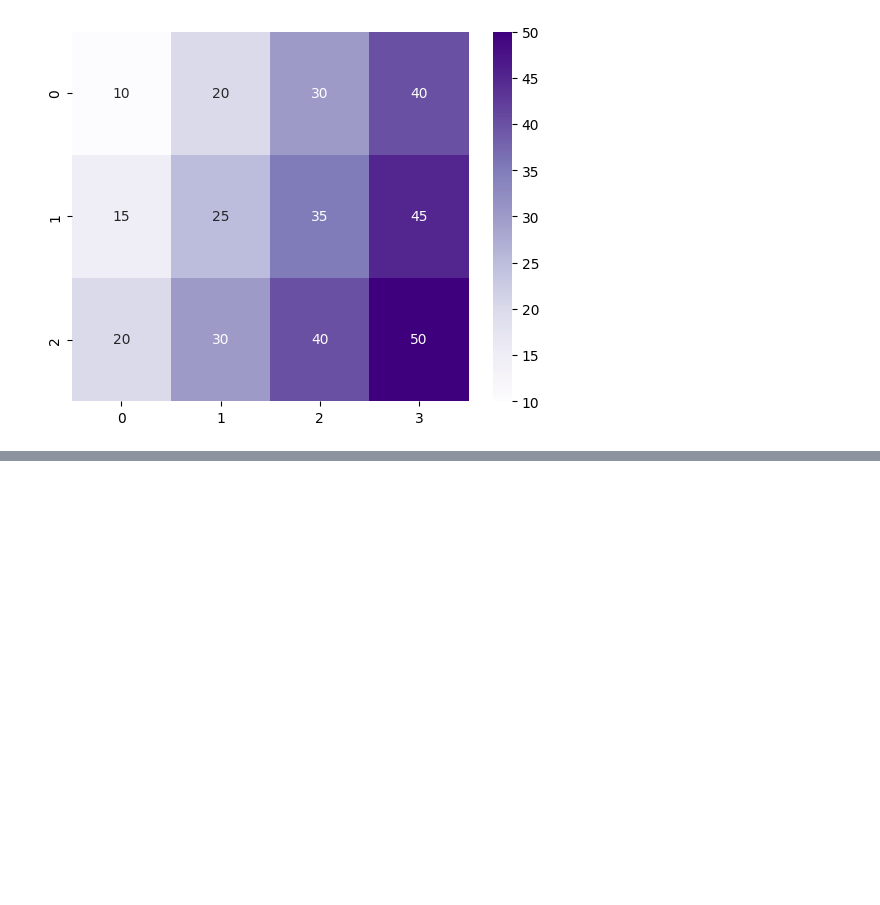
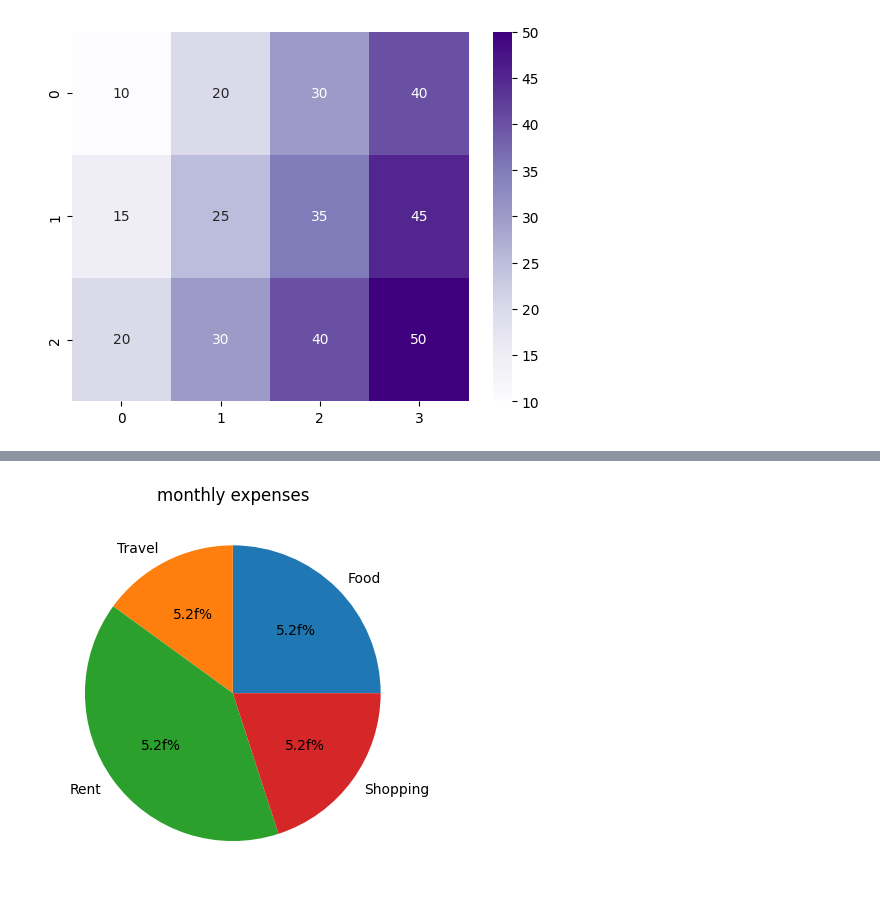
Before and after one commit to Althafvm/Data-science, a Jupyter notebook: SEABORN.ipynb, the cells around one changed output, grey strips where cells are left out. Cells and saved outputs as stored; diff of their text form; code cells hidden in the pictures; blank space fills up the shorter version.

```diff
--- a/SEABORN.ipynb
+++ b/SEABORN.ipynb
@@ -84,0 +103,8 @@ plt.show()
+# %%
+categorical=["Food","Travel","Rent","Shopping"]
+expenses=[5000,3000,8000,4000]
+plt.pie(expenses,labels=categorical,autopct="5.2f%%")
+plt.title("monthly expenses")
+plt.show()
+# %% [output]
+[figure, added]
```
Also changed, not shown: parts of 3 cells of this notebook.
